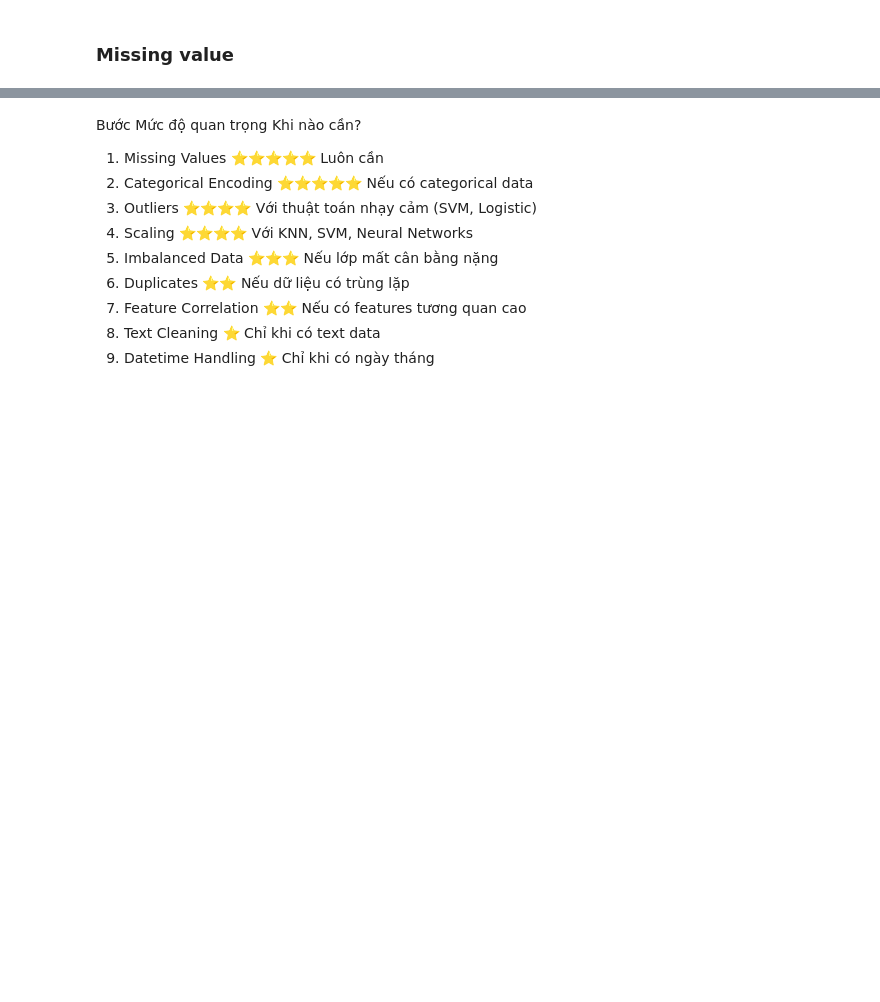
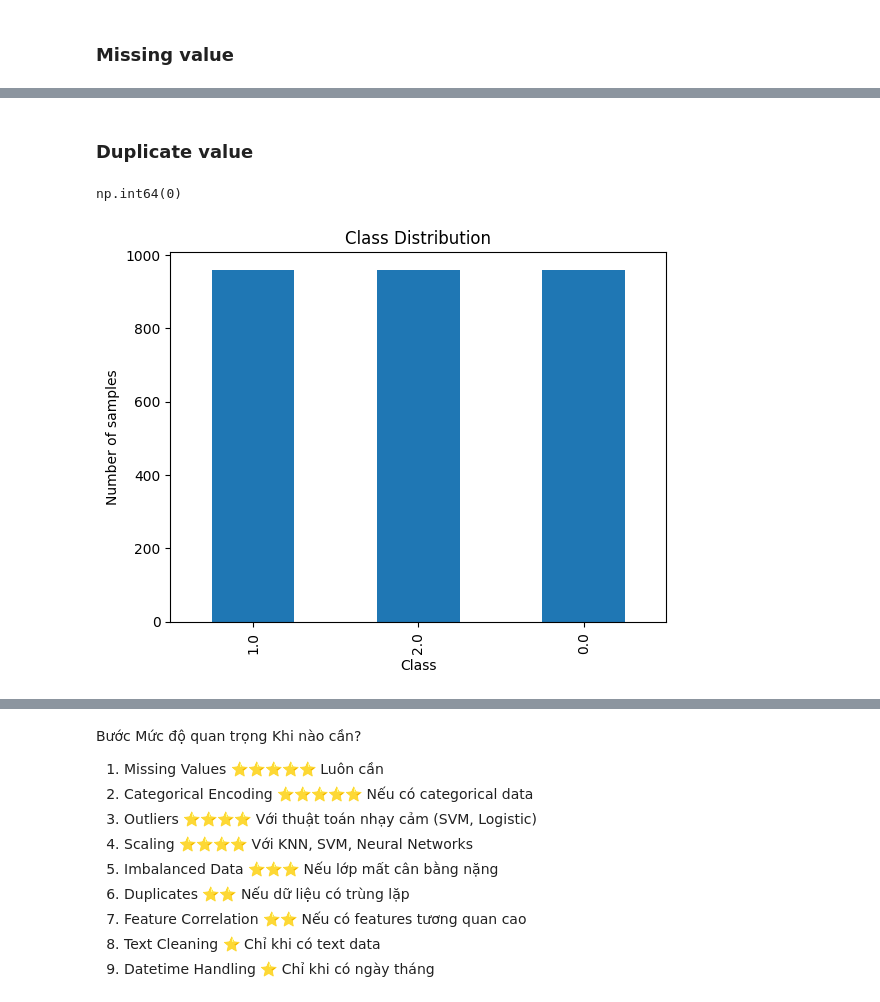
Before and after one commit to ITDSIU20094/Classification-of-EMOTIV-EPOC-, a Jupyter notebook: Project.ipynb, the cells around one changed output, grey strips where cells are left out. Cells and saved outputs as stored; diff of their text form; code cells hidden in the pictures; blank space fills up the shorter version.

```diff
--- a/Project.ipynb
+++ b/Project.ipynb
@@ -179,0 +186,16 @@ Length: 1024, dtype: float64
+# %% [markdown]
+### Duplicate value
+# %%
+a.duplicated().sum()
+# %% [output]
+np.int64(0)
+# %%
+%matplotlib inline
+import matplotlib.pyplot as plt
+a['Class'].value_counts().plot(kind='bar')
+plt.title("Class Distribution")
+plt.xlabel("Class")
+plt.ylabel("Number of samples")
+plt.show()
+# %% [output]
+[figure, added]
```
Also changed, not shown: parts of 11 cells of this notebook, 1 other file.
